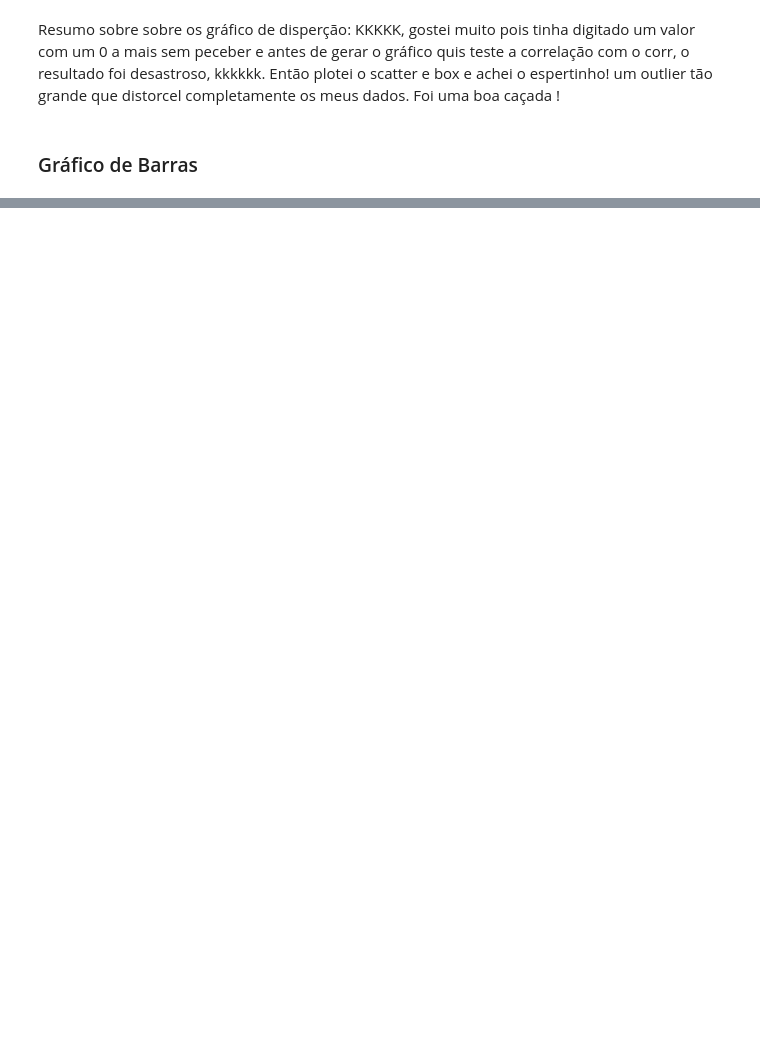
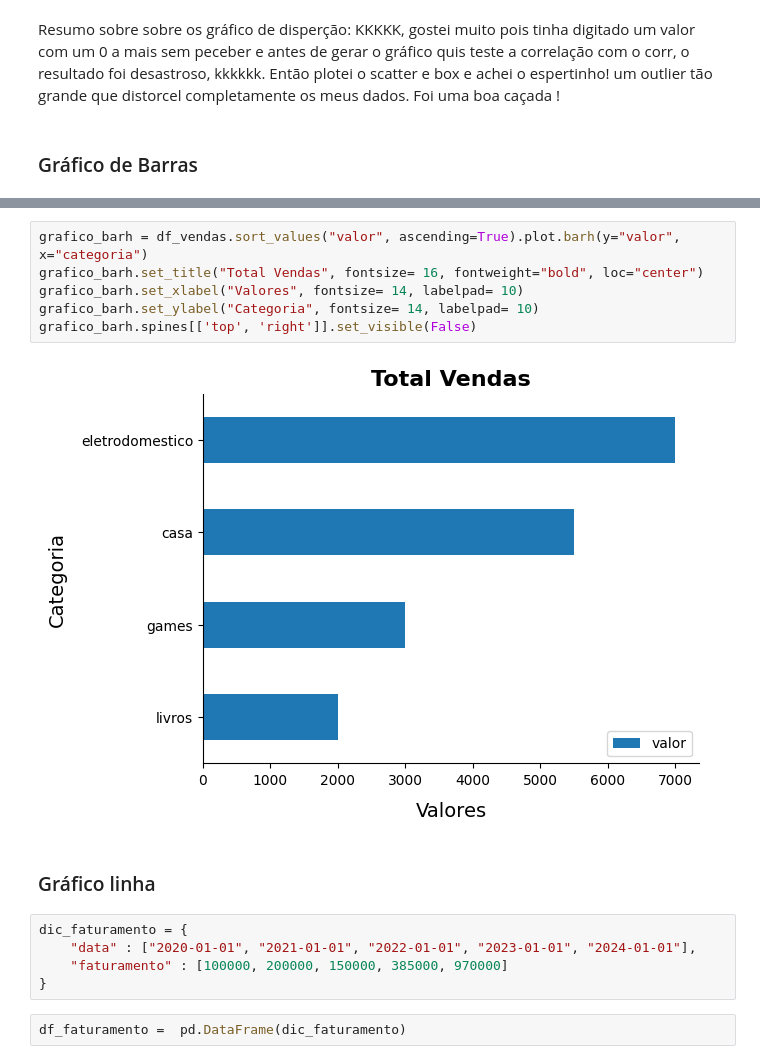
Before and after one commit to Carlos-Eduardo-Ribeiro/Aprimorando_Analise_de_Dados_Python, a Jupyter notebook: pandas/aulas/estatistica/estatistica.ipynb, the cells around one changed output, grey strips where cells are left out. Cells and saved outputs as stored; diff of their text form; blank space fills up the shorter version.

```diff
--- a/pandas/aulas/estatistica/estatistica.ipynb
+++ b/pandas/aulas/estatistica/estatistica.ipynb
@@ -269,0 +310,17 @@ Resumo sobre sobre os gráfico de disperção: KKKKK, gostei muito pois tinha di
+# %%
+grafico_barh = df_vendas.sort_values("valor", ascending=True).plot.barh(y="valor", x="categoria")
+grafico_barh.set_title("Total Vendas", fontsize= 16, fontweight="bold", loc="center")
+grafico_barh.set_xlabel("Valores", fontsize= 14, labelpad= 10)
+grafico_barh.set_ylabel("Categoria", fontsize= 14, labelpad= 10)
+grafico_barh.spines[['top', 'right']].set_visible(False)
+# %% [output]
+[figure, added]
+# %% [markdown]
+### Gráfico linha
+# %%
+dic_faturamento = {
+    "data" : ["2020-01-01", "2021-01-01", "2022-01-01", "2023-01-01", "2024-01-01"],
+    "faturamento" : [100000, 200000, 150000, 385000, 970000]
+}
+# %%
+df_faturamento =  pd.DataFrame(dic_faturamento)
```
Also changed, not shown: parts of 14 cells of this notebook, 4 other files.
